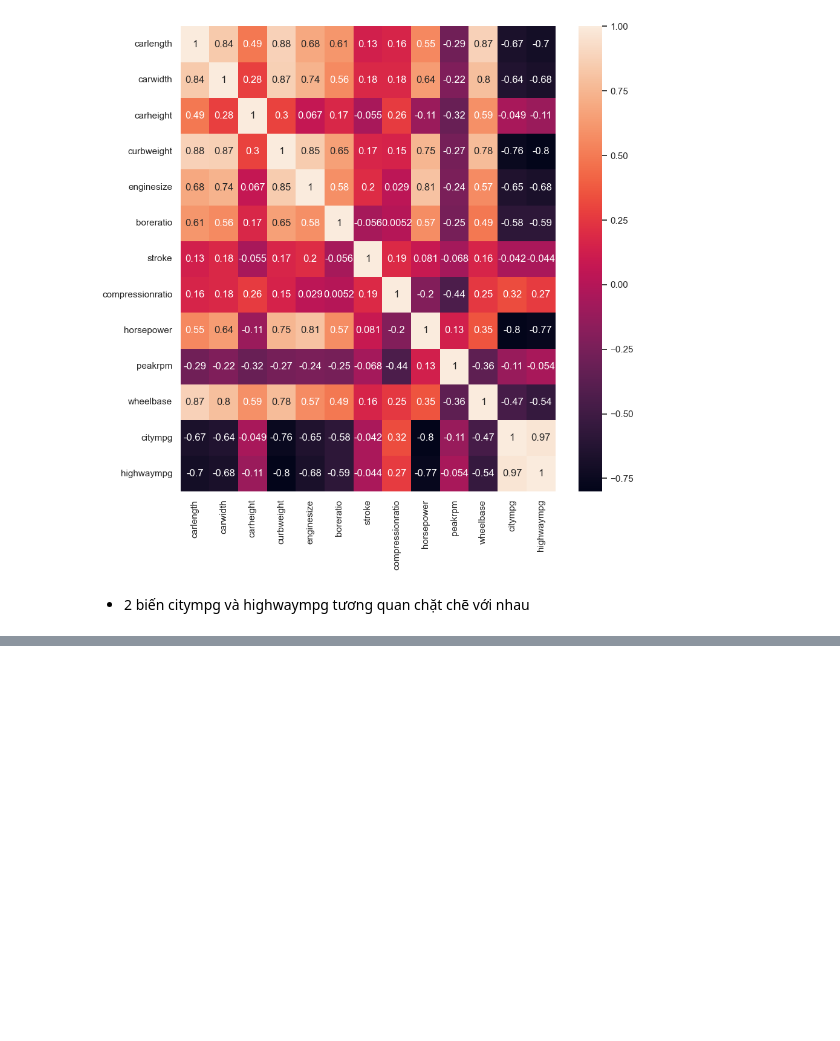
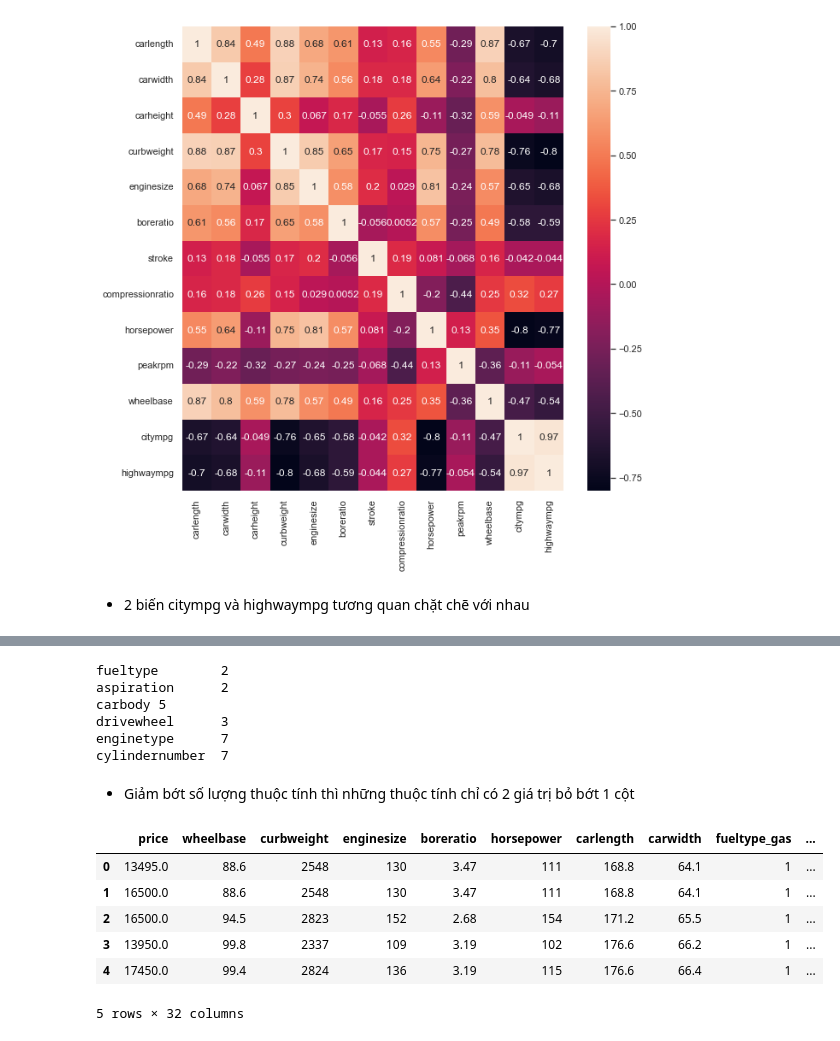
Before and after one commit to BIMSangDQ/BTVN, a Jupyter notebook: CaseStudy/a.ipynb, the cells around one changed output, grey strips where cells are left out. Cells and saved outputs as stored; diff of their text form; code cells hidden in the pictures; blank space fills up the shorter version.

```diff
--- a/CaseStudy/a.ipynb
+++ b/CaseStudy/a.ipynb
@@ -601,0 +680,39 @@ plt.show()
+# %%
+def CreateDummies(property2dum,df,drop_first_bool=False):
+    dummies = pd.get_dummies(df[property2dum],prefix=property2dum,drop_first = drop_first_bool)
+    df = pd.concat([df, dummies], axis=1)
+    df.drop([property2dum],axis=1,inplace=True)
+    return df
+# %%
+print('fueltype',len(cars_sub['fueltype'].unique()),sep='\t')
+print('aspiration',len(cars_sub['aspiration'].unique()),sep='\t')
+print('carbody',len(cars_sub['carbody'].unique()),sep='\t')
+print('drivewheel',len(cars_sub['drivewheel'].unique()),sep='\t')
+print('enginetype',len(cars_sub['enginetype'].unique()),sep='\t')
+print('cylindernumber',len(cars_sub['cylindernumber'].unique()),sep='\t')
+# %% [output]
+fueltype        2
+aspiration      2
+carbody 5
+drivewheel      3
+enginetype      7
+cylindernumber  7
+# %% [markdown]
+- Giảm bớt số lượng thuộc tính thì những thuộc tính chỉ có 2 giá trị bỏ bớt 1 cột
+# %%
+cars_sub = CreateDummies('fueltype',cars_sub,True)
+cars_sub = CreateDummies('aspiration',cars_sub,True)
+cars_sub = CreateDummies('carbody',cars_sub)
+cars_sub = CreateDummies('drivewheel',cars_sub)
+cars_sub = CreateDummies('enginetype',cars_sub)
+cars_sub = CreateDummies('cylindernumber',cars_sub)
+# %%
+cars_sub.head()
+# %% [output]
+|  | price | wheelbase | curbweight | enginesize | boreratio | horsepower | carlength | carwidth | fueltype_gas | ... |
+| 0 | 13495.0 | 88.6 | 2548 | 130 | 3.47 | 111 | 168.8 | 64.1 | 1 | ... |
+| 1 | 16500.0 | 88.6 | 2548 | 130 | 3.47 | 111 | 168.8 | 64.1 | 1 | ... |
+| 2 | 16500.0 | 94.5 | 2823 | 152 | 2.68 | 154 | 171.2 | 65.5 | 1 | ... |
+| 3 | 13950.0 | 99.8 | 2337 | 109 | 3.19 | 102 | 176.6 | 66.2 | 1 | ... |
+| 4 | 17450.0 | 99.4 | 2824 | 136 | 3.19 | 115 | 176.6 | 66.4 | 1 | ... |
+5 rows × 32 columns
```
Also changed, not shown: parts of 24 cells of this notebook.
